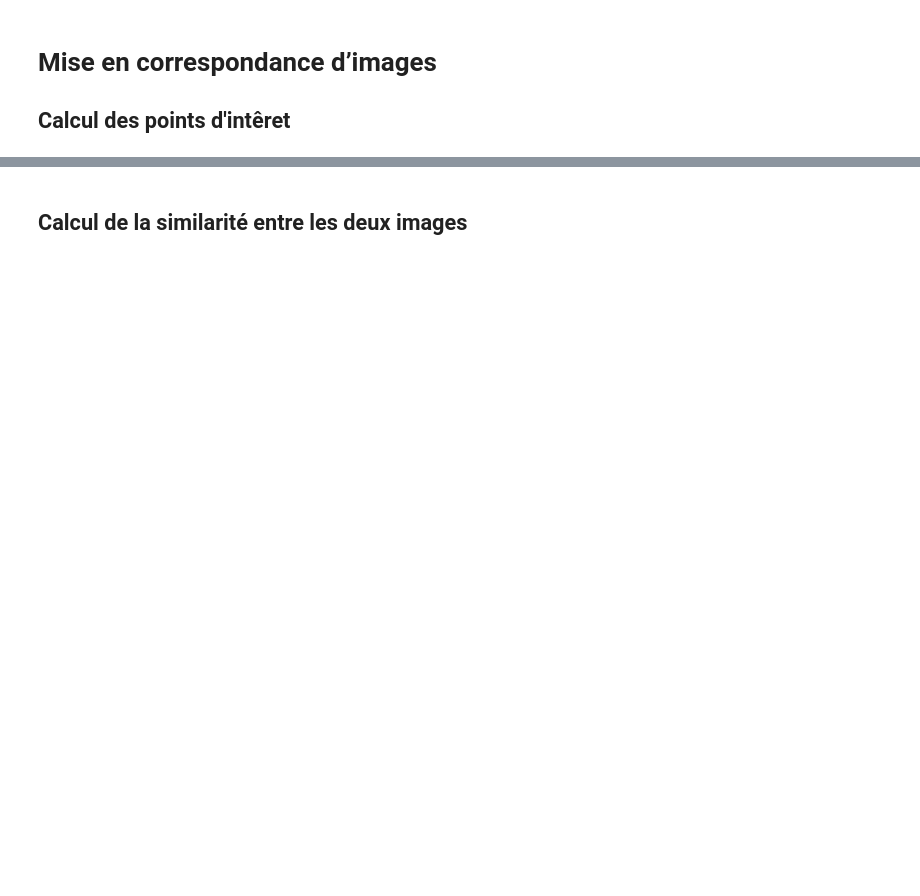
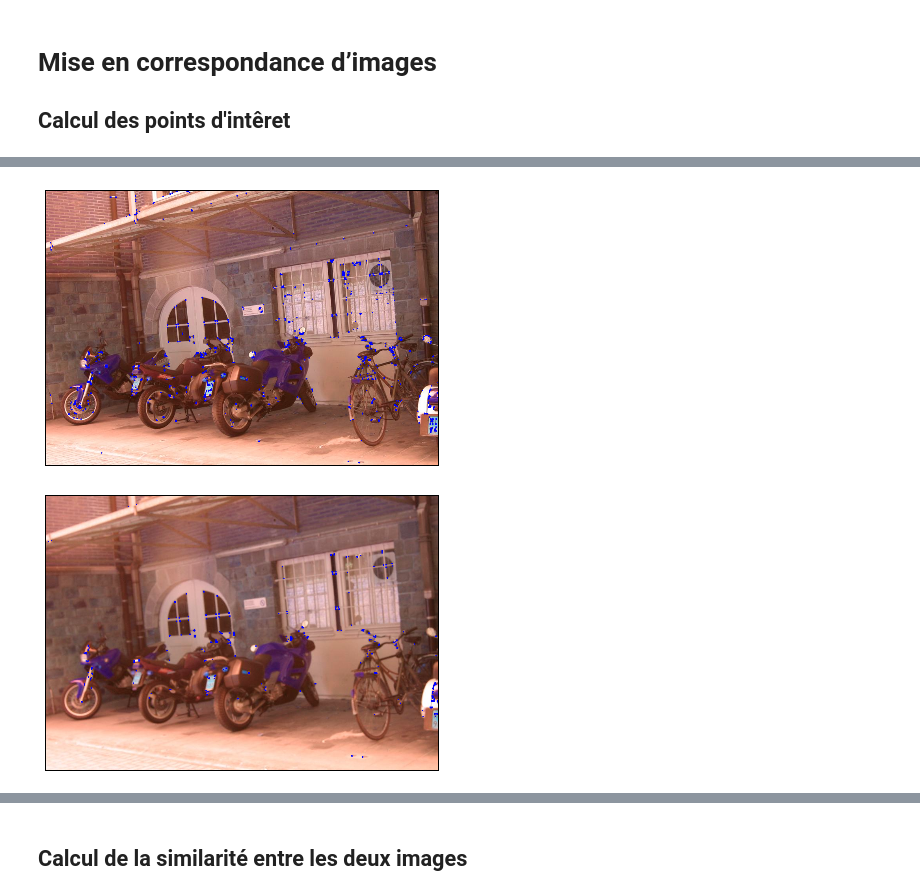
Before and after one commit to cosmith/computer-vision, a Jupyter notebook: tp3/TP3.ipynb, the cells around one changed output, grey strips where cells are left out. Saved outputs shown, nothing was run; the diff lists cells and outputs as text; code cells hidden in the pictures; blank space fills up the shorter version.

```diff
--- a/tp3/TP3.ipynb
+++ b/tp3/TP3.ipynb
@@ -71,0 +48,19 @@ test_cornerMinEigenVal("bikes/img_7075.ppm", left=True)
+# %%
+def test_cornerHarris(img_name):
+    img = cv2.imread(img_name)
+    gray = cv2.cvtColor(img, cv2.COLOR_BGR2GRAY)
+    dst = cv2.cornerHarris(gray,2,3,0.04)
+
+    # result is dilated for marking the corners, not important
+    dst = cv2.dilate(dst,None)
+
+    # threshold for an optimal value, it may vary depending on the image.
+    img[dst>0.02*dst.max()]=[0,0,255]
+
+    plot_one(img)
+
+test_cornerHarris("bikes/img_7069.ppm")
+test_cornerHarris("bikes/img_7075.ppm")
+# %% [output]
+[figure, added]
+[figure, added]
```
Also changed, not shown: parts of 2 cells of this notebook, 2 other files.
